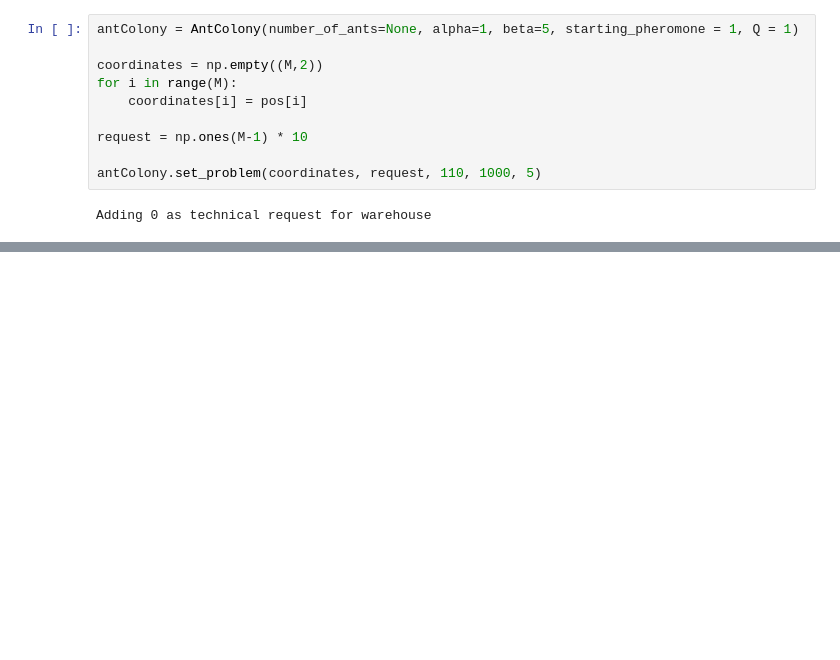
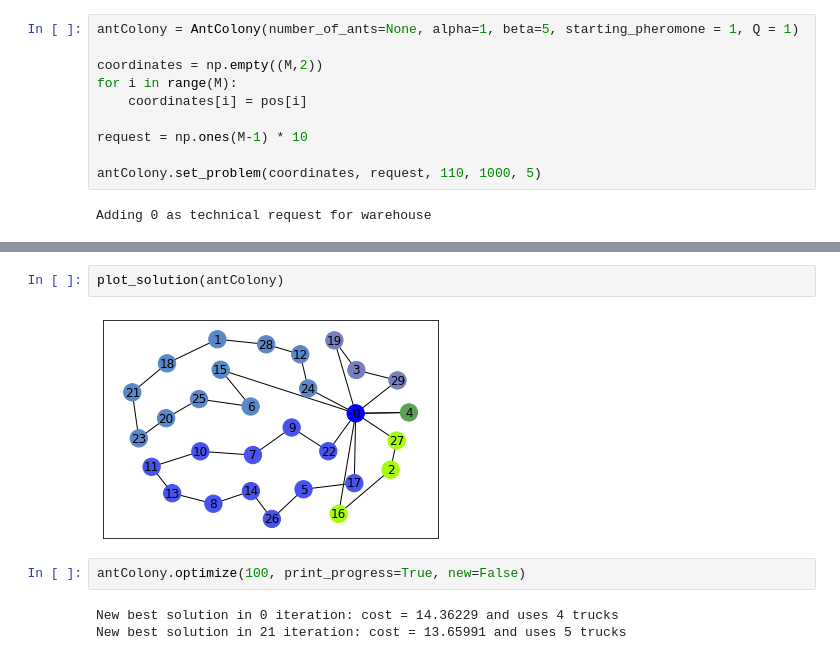
Before and after one commit to PrzeChoj/MSI2, a Jupyter notebook: project1/Python/Test_of_ant_colony.ipynb, the cells around one changed output, grey strips where cells are left out. Saved outputs shown, nothing was run; the diff lists cells and outputs as text; blank space fills up the shorter version.

```diff
--- a/project1/Python/Test_of_ant_colony.ipynb
+++ b/project1/Python/Test_of_ant_colony.ipynb
@@ -383,0 +422,9 @@ plot_solution(antColony)
+# %%
+plot_solution(antColony)
+# %% [output]
+[figure, added]
+# %%
+antColony.optimize(100, print_progress=True, new=False)
+# %% [output]
+New best solution in 0 iteration: cost = 14.36229 and uses 4 trucks
+New best solution in 21 iteration: cost = 13.65991 and uses 5 trucks
```
Also changed, not shown: parts of 23 cells of this notebook, 1 other file.
